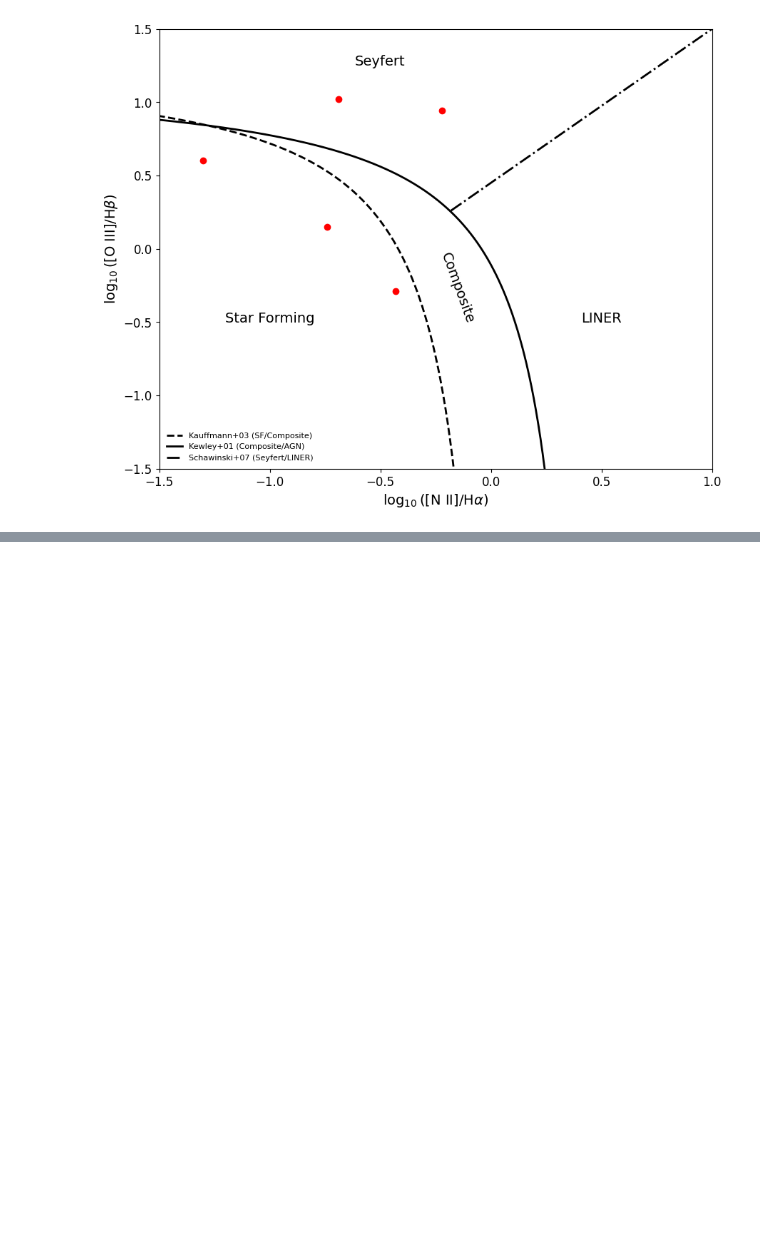
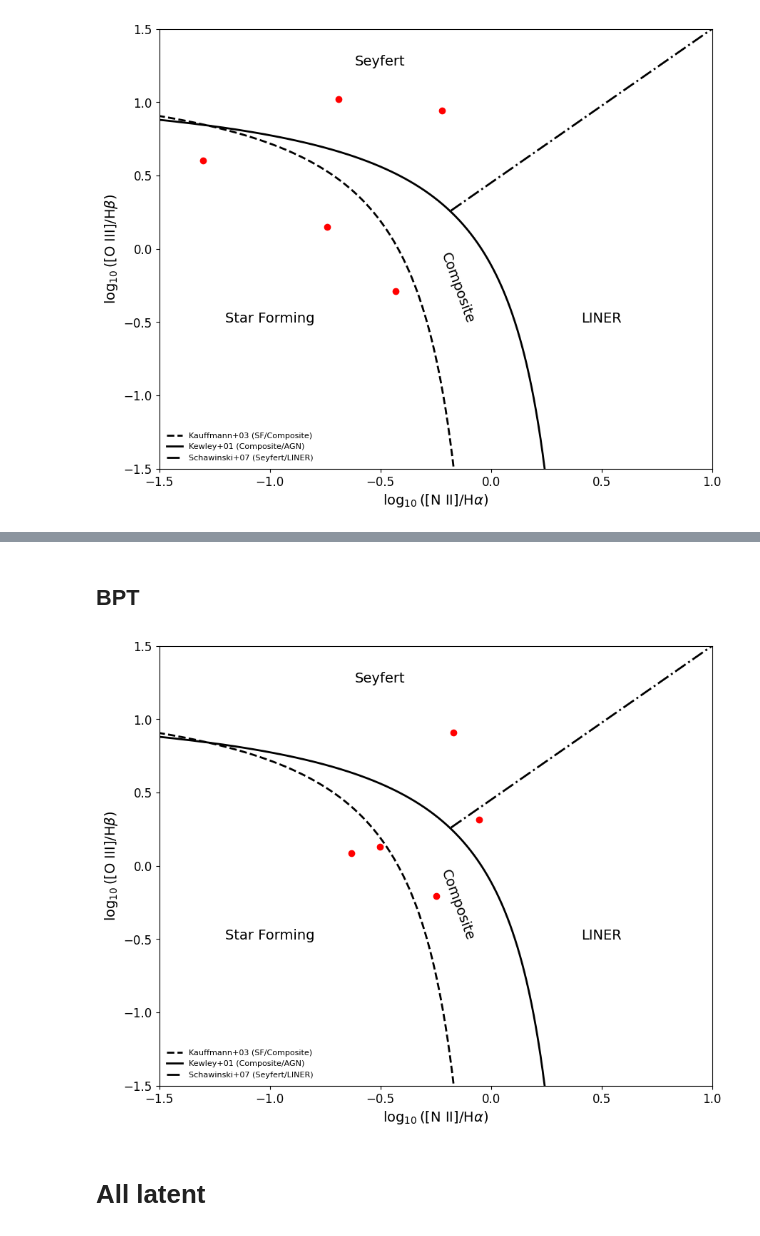
Before and after one commit to ed-ortizm/anomaly, a Jupyter notebook: thesis/02_bpt_diagram.ipynb, the cells around one changed output, grey strips where cells are left out. Drawn from its saved outputs; the diff is of its cells as text; code cells hidden in the pictures; blank space fills up the shorter version.

```diff
--- a/thesis/02_bpt_diagram.ipynb
+++ b/thesis/02_bpt_diagram.ipynb
@@ -341,0 +610,15 @@ fig, ax = plot_bpt(log_n2_ha, log_o3_hb, fig, ax)
+# %%
+lof_overview_distinct_dict = {
+    "evolved": 395359395896125440,
+    "evolved_H_alpha": 2501842015717713920,
+    "evolved_sf": 873872364331362304,
+    "weird_blue_excess": 3243851847563241472,
+    "emission_line": 656537668875741184,
+}
+lof_overview_df = get_overview_ratios_df(
+    overview_dict=lof_overview_distinct_dict,
+    meta_with_ratios_df=meta_with_ratios_df,
+    cols_ratios=cols_ratios,
+)
+lof_overview_df.to_clipboard()
+lof_overview_df
@@ -341,0 +632,15 @@ fig, ax = plot_bpt(log_n2_ha, log_o3_hb, fig, ax)
+# %% [markdown]
+## BPT
+# %%
+fig, ax = plt.subplots(figsize=(10, 8))
+
+n2_ha = lof_overview_df["nii_to_halpha"].values
+o3_hb = lof_overview_df["oiii_to_hbeta"].values
+log_n2_ha = np.log10(n2_ha)
+log_o3_hb = np.log10(o3_hb)
+
+fig, ax = plot_bpt(log_n2_ha, log_o3_hb, fig, ax)
+# %% [output]
+[figure, added]
+# %% [markdown]
+# All latent
```
Also changed, not shown: parts of 27 cells of this notebook, 2 other files.
